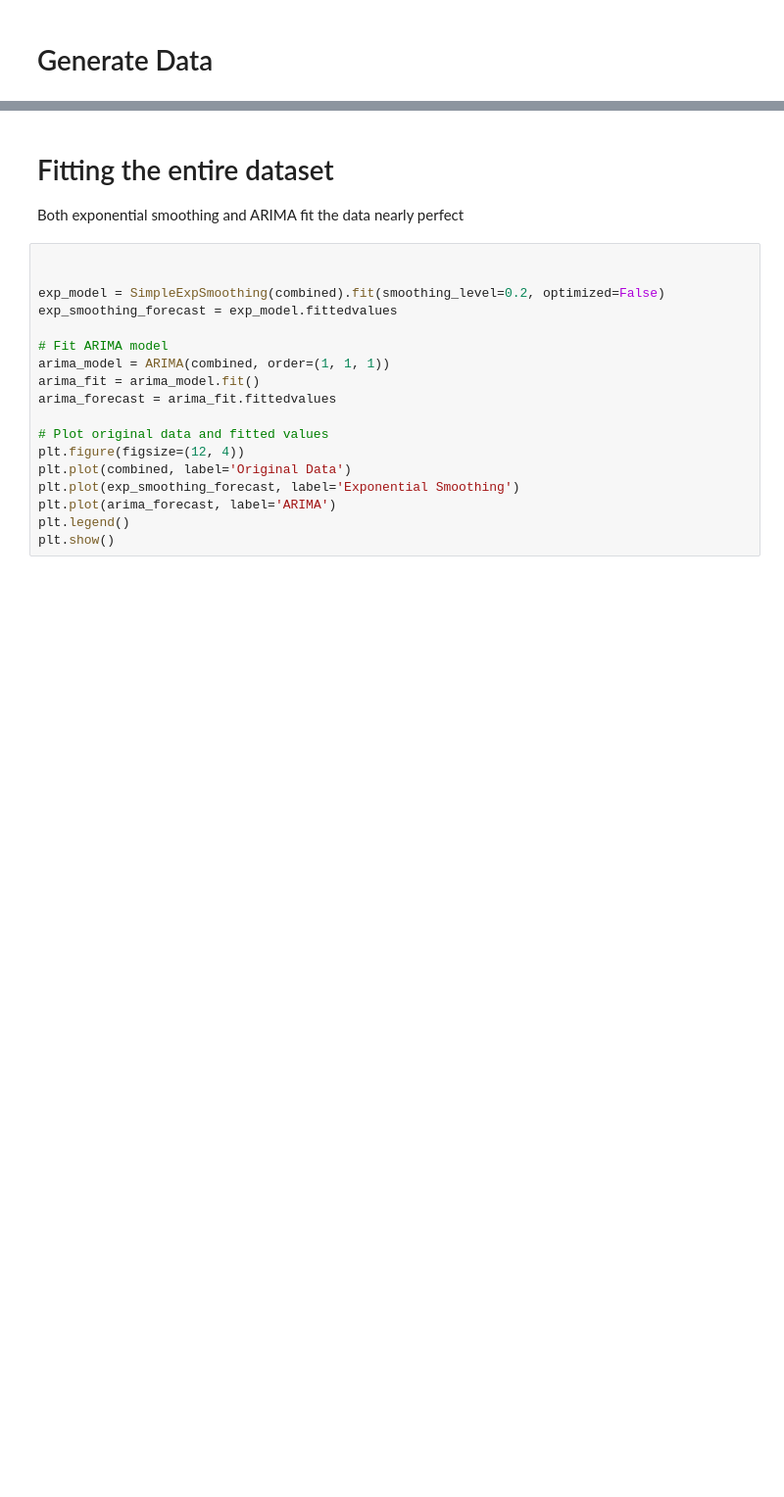
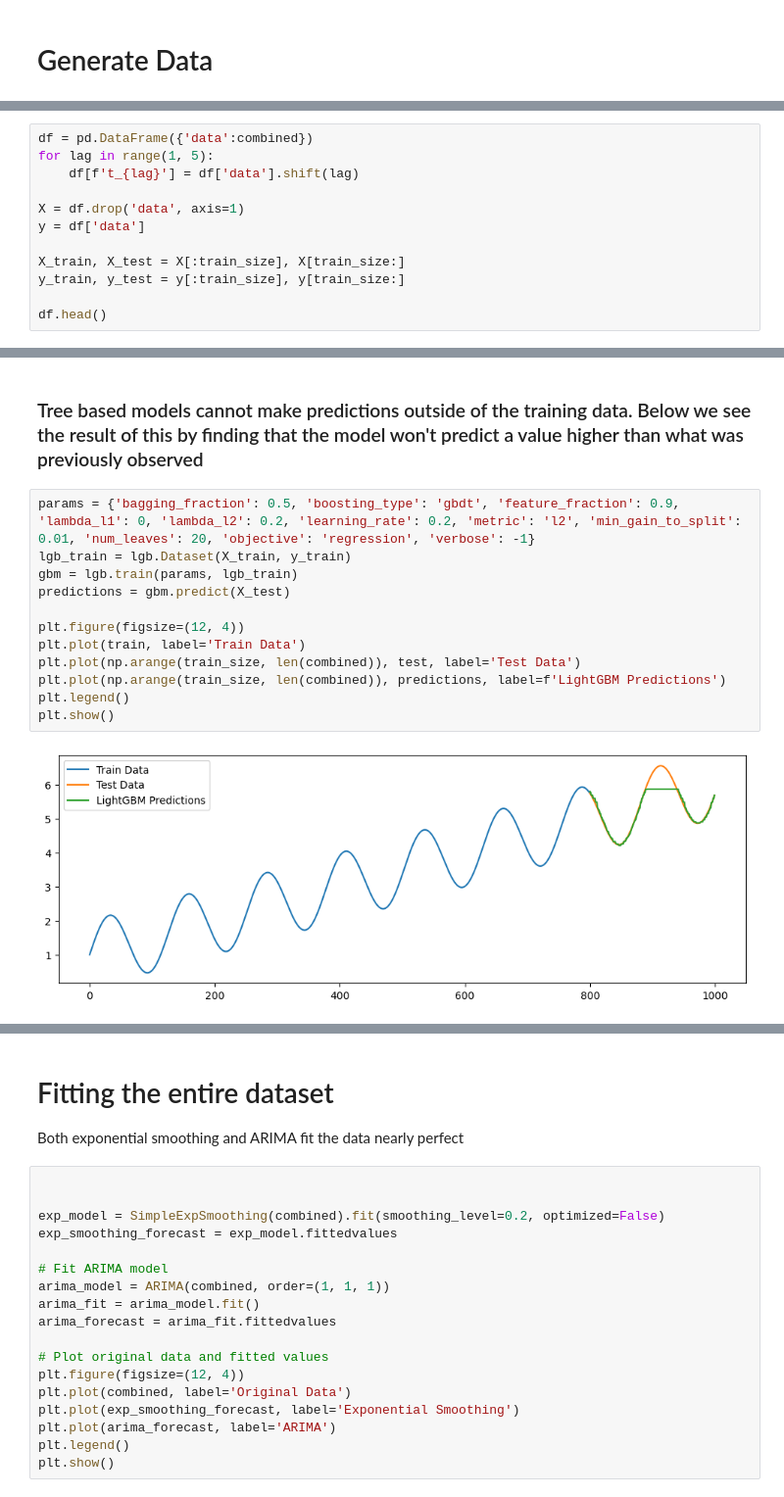
Before and after one commit to Jordanbarker/jordanbarker.github.io, a Jupyter notebook: Jupyter_Notebooks/TimeSeries.ipynb, the cells around one changed output, grey strips where cells are left out. Shown at 98% size. Saved outputs shown, nothing was run; the diff lists cells and outputs as text; blank space fills up the shorter version.

Commit message:
LightGBM

```diff
--- a/Jupyter_Notebooks/TimeSeries.ipynb
+++ b/Jupyter_Notebooks/TimeSeries.ipynb
@@ -24,0 +31,12 @@ plt.show()
+# %%
+df = pd.DataFrame({'data':combined})
+for lag in range(1, 5):
+    df[f't_{lag}'] = df['data'].shift(lag)
+
+X = df.drop('data', axis=1)
+y = df['data']
+
+X_train, X_test = X[:train_size], X[train_size:]
+y_train, y_test = y[:train_size], y[train_size:]
+
+df.head()
@@ -24,0 +50,16 @@ plt.show()
+# %% [markdown]
+### Tree based models cannot make predictions outside of the training data. Below we see the result of this by finding that the model won't predict a value higher than what was previously observed
+# %%
+params = {'bagging_fraction': 0.5, 'boosting_type': 'gbdt', 'feature_fraction': 0.9, 'lambda_l1': 0, 'lambda_l2': 0.2, 'learning_rate': 0.2, 'metric': 'l2', 'min_gain_to_split': 0.01, 'num_leaves': 20, 'objective': 'regression', 'verbose': -1}
+lgb_train = lgb.Dataset(X_train, y_train)
+gbm = lgb.train(params, lgb_train)
+predictions = gbm.predict(X_test)
+
+plt.figure(figsize=(12, 4))
+plt.plot(train, label='Train Data')
+plt.plot(np.arange(train_size, len(combined)), test, label='Test Data')
+plt.plot(np.arange(train_size, len(combined)), predictions, label=f'LightGBM Predictions')
+plt.legend()
+plt.show()
+# %% [output]
+[figure, added]
```
Also changed, not shown: parts of 7 cells of this notebook.
